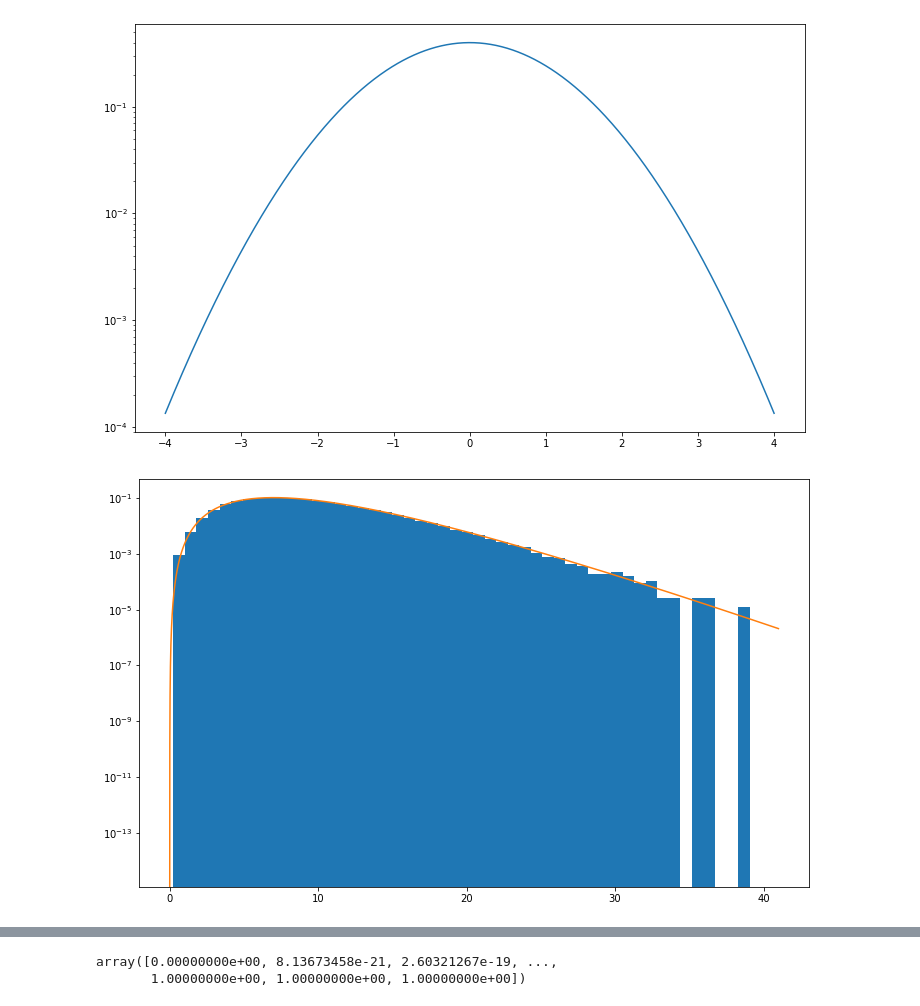
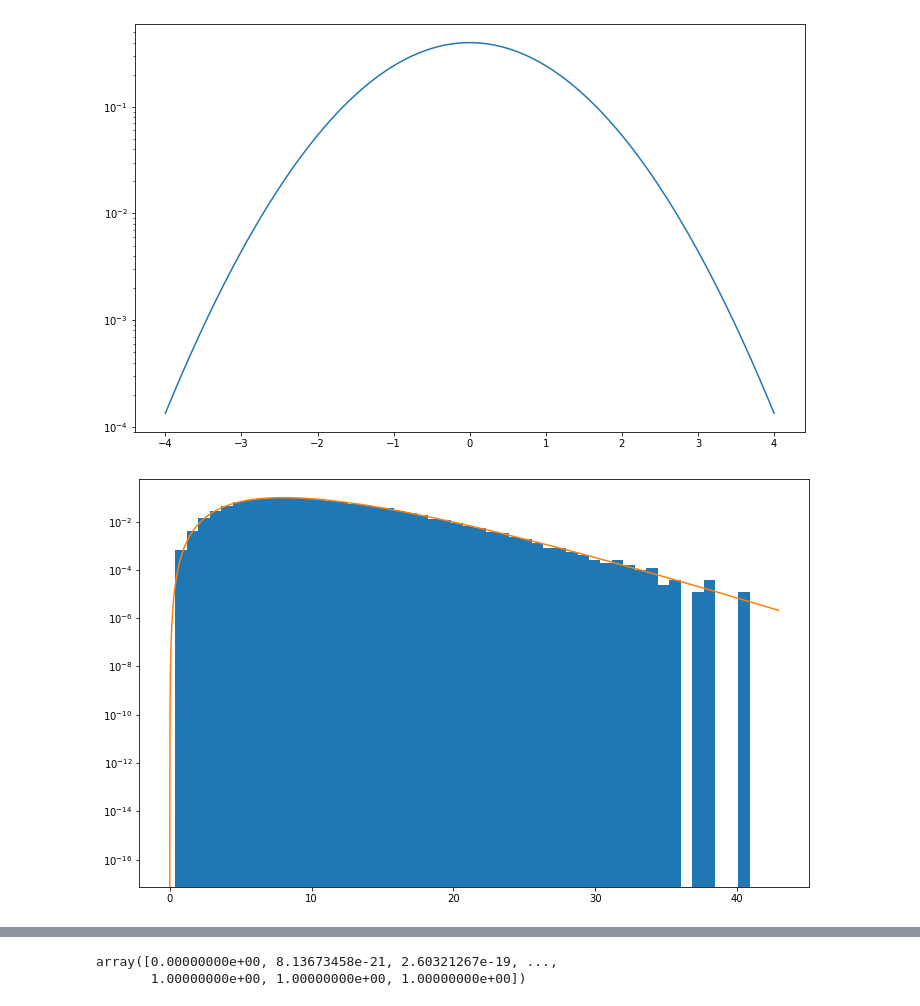
Before and after one commit to maria8ch/Phys434_BigData, a Jupyter notebook: lab1_Berres.ipynb, the cells around one changed output, grey strips where cells are left out. Cells and saved outputs as stored; diff of their text form; code cells hidden in the pictures.

```diff
--- a/lab1_Berres.ipynb
+++ b/lab1_Berres.ipynb
@@ -165,15 +175,15 @@ ax.plot(x,stats.norm.pdf(x,loc=0,scale=1))
 # %%
 l=0.0
 s=1.0
-df=9
+df=10
 #d = stats.norm.rvs(loc = 5, scale = 0.01, size = 100000)
 c21=stats.chi2.rvs(df,loc = l, scale = s, size = 100000,random_state=420)
 fig, ax = plt.subplots(figsize=(12, 7.5))
 #c2=np.random.chisquare(d)
 ax.hist(c21, bins=50, density=True);
 v = np.linspace(0,ax.get_xlim()[1], 100000)
 plt.yscale('log')
 #ax.plot(v,stats.chi2.pdf(v,df,loc=l,scale=s));
 ax.plot(v,tc2(v,df));
 # %% [output]
-[figure, old version]
+[figure, new version]
```
Also changed, not shown: parts of 5 cells of this notebook.
